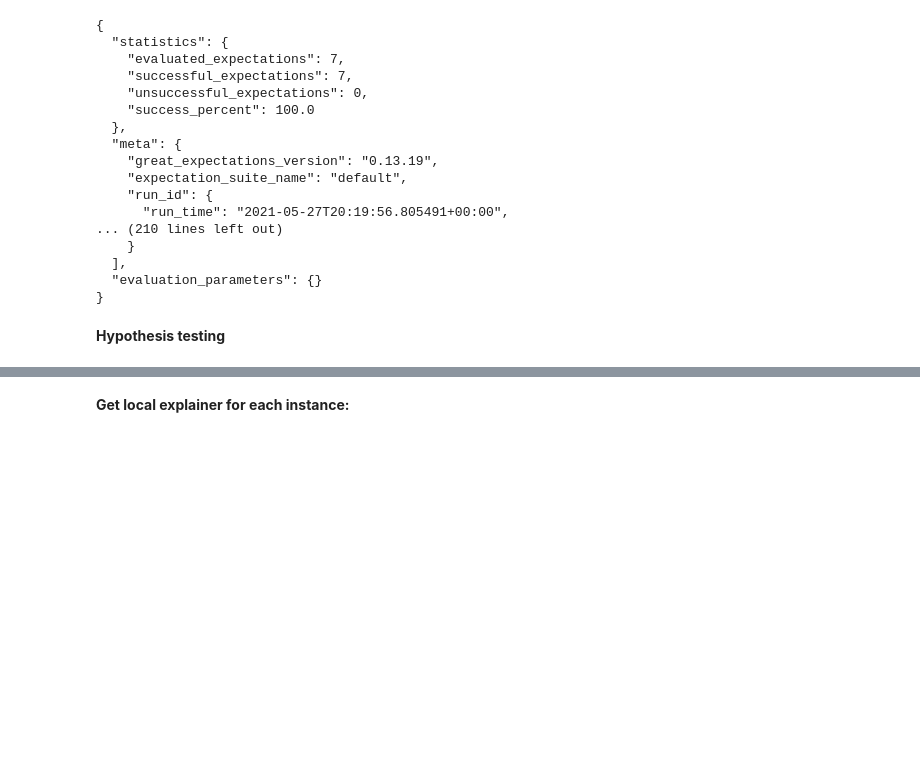
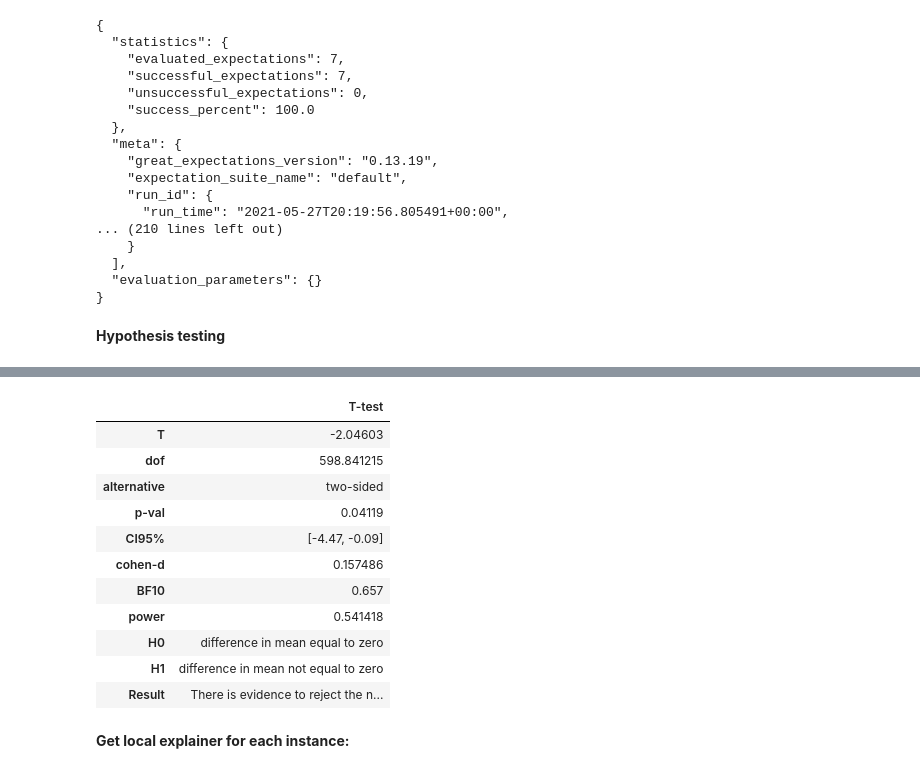
Before and after one commit to A3Data/hermione, a Jupyter notebook: hermione/module_templates/__IMPLEMENTED_BASE__/src/ml/notebooks/example_notebook.ipynb, the cells around one changed output, grey strips where cells are left out. Saved outputs shown, nothing was run; the diff lists cells and outputs as text; code cells hidden in the pictures; blank space fills up the shorter version.

```diff
--- a/hermione/module_templates/__IMPLEMENTED_BASE__/src/ml/notebooks/example_notebook.ipynb
+++ b/hermione/module_templates/__IMPLEMENTED_BASE__/src/ml/notebooks/example_notebook.ipynb
@@ -352,3 +252,19 @@ The distribution of differences is normally distributed an ideal condition for t
+# %%
+# If you know which test to use, you can call it directly from the HypothesisTester Class
+HypothesisTester.t_test(survived_age, not_survived_age, show_graph=False)
+# %% [output]
+|  | T-test |
+| T | -2.04603 |
+| dof | 598.841215 |
+| alternative | two-sided |
+| p-val | 0.04119 |
+| CI95% | [-4.47, -0.09] |
+| cohen-d | 0.157486 |
+| BF10 | 0.657 |
+| power | 0.541418 |
+| H0 | difference in mean equal to zero |
+| H1 | difference in mean not equal to zero |
+| Result | There is evidence to reject the n... |
 # %% [markdown]
 **Get local explainer for each instance:**
 # %%
```
Also changed, not shown: parts of 25 cells of this notebook, 5 other files.
